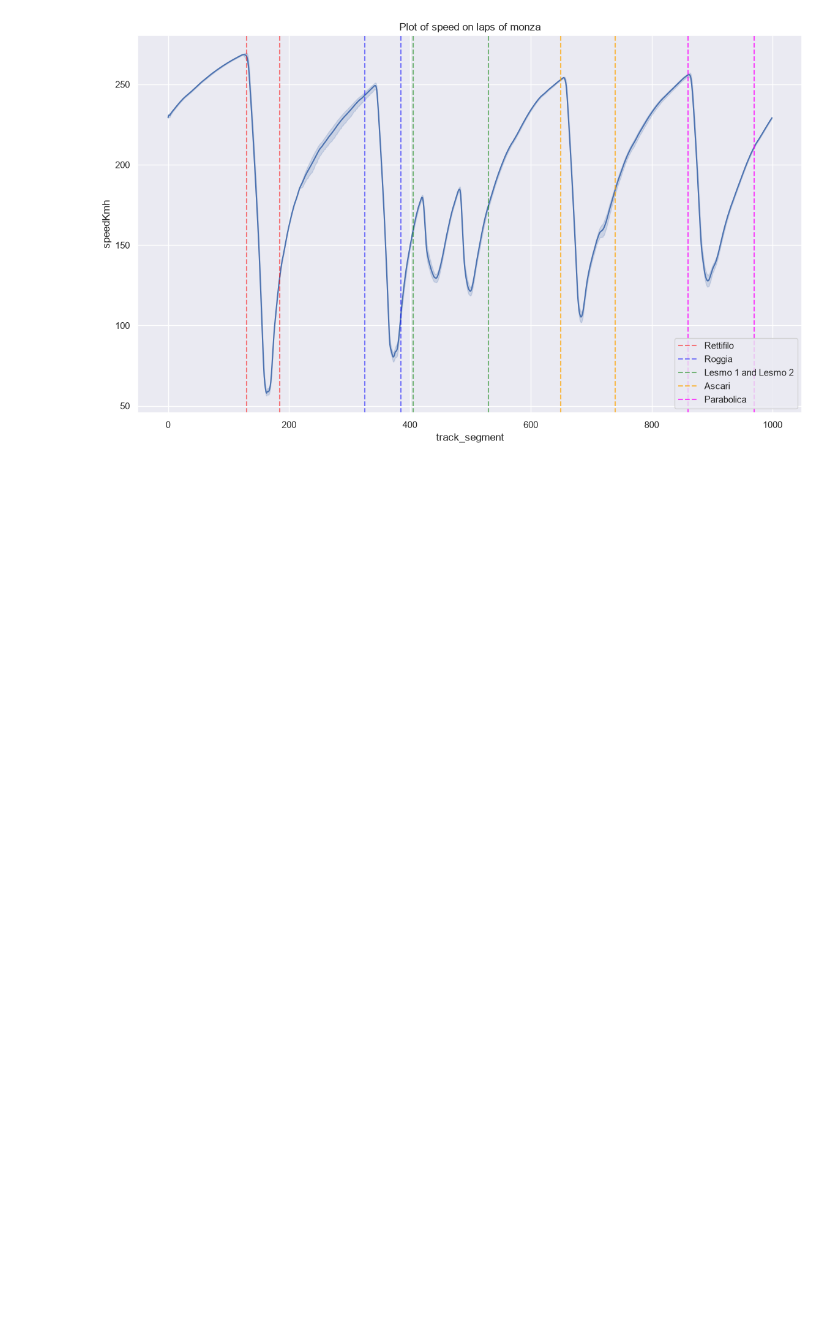
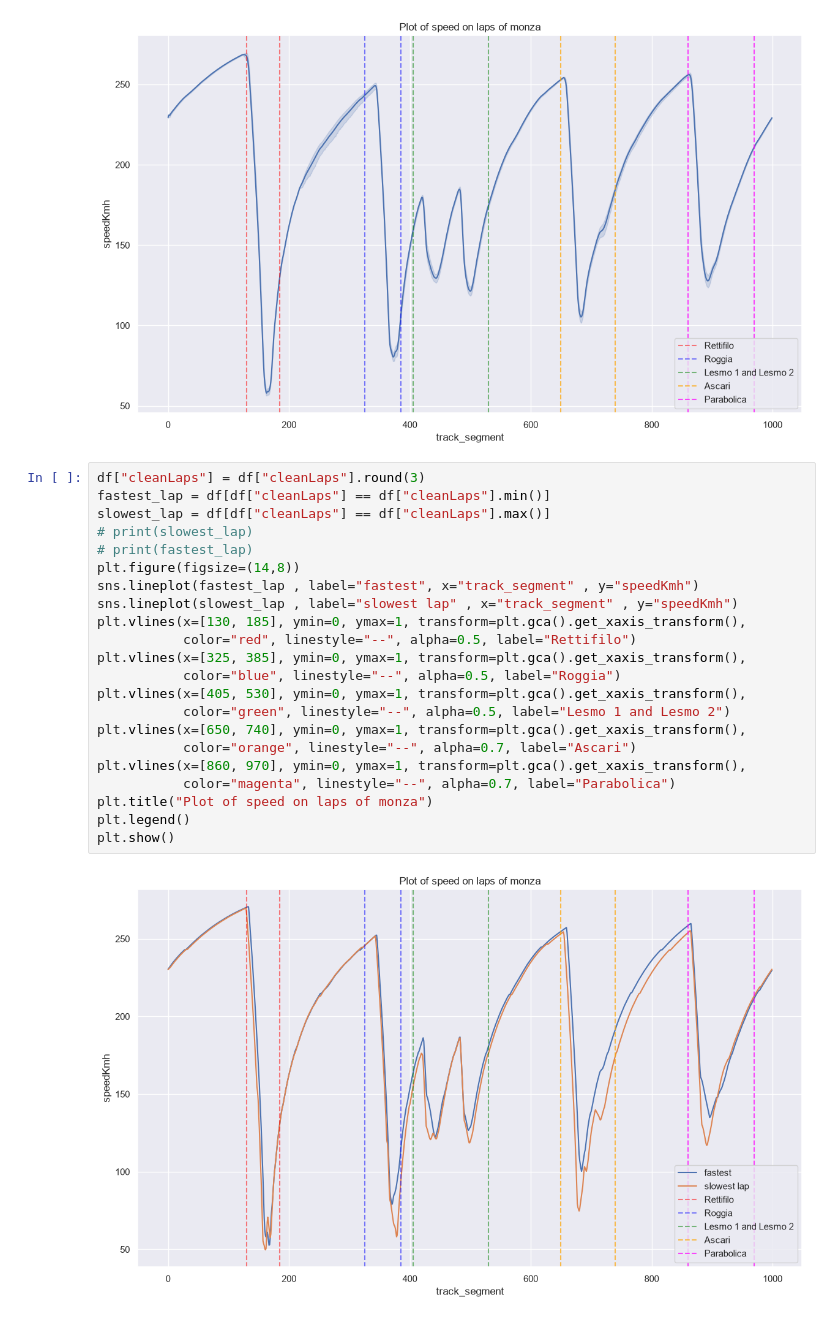
Before and after one commit to dabek782/Projekt-na-Programowanie-zaawansowane, a Jupyter notebook: src/data/processed/analisys.ipynb, the cells around one changed output. Saved outputs shown, nothing was run; the diff lists cells and outputs as text; blank space fills up the shorter version.

```diff
--- a/src/data/processed/analisys.ipynb
+++ b/src/data/processed/analisys.ipynb
@@ -37,3 +37,27 @@ plt.legend()
 plt.show()
 # %% [output]
 [figure]
+# %%
+df["cleanLaps"] = df["cleanLaps"].round(3)
+fastest_lap = df[df["cleanLaps"] == df["cleanLaps"].min()]
+slowest_lap = df[df["cleanLaps"] == df["cleanLaps"].max()]
+# print(slowest_lap)
+# print(fastest_lap)
+plt.figure(figsize=(14,8))
+sns.lineplot(fastest_lap , label="fastest", x="track_segment" , y="speedKmh")
+sns.lineplot(slowest_lap , label="slowest lap" , x="track_segment" , y="speedKmh")
+plt.vlines(x=[130, 185], ymin=0, ymax=1, transform=plt.gca().get_xaxis_transform(),
+           color="red", linestyle="--", alpha=0.5, label="Rettifilo")
+plt.vlines(x=[325, 385], ymin=0, ymax=1, transform=plt.gca().get_xaxis_transform(),
+           color="blue", linestyle="--", alpha=0.5, label="Roggia")
+plt.vlines(x=[405, 530], ymin=0, ymax=1, transform=plt.gca().get_xaxis_transform(),
+           color="green", linestyle="--", alpha=0.5, label="Lesmo 1 and Lesmo 2")
+plt.vlines(x=[650, 740], ymin=0, ymax=1, transform=plt.gca().get_xaxis_transform(),
+           color="orange", linestyle="--", alpha=0.7, label="Ascari")
+plt.vlines(x=[860, 970], ymin=0, ymax=1, transform=plt.gca().get_xaxis_transform(),
+           color="magenta", linestyle="--", alpha=0.7, label="Parabolica")
+plt.title("Plot of speed on laps of monza")
+plt.legend()
+plt.show()
+# %% [output]
+[figure, added]
```
Also changed, not shown: parts of 1 cell of this notebook, 1 other file.
